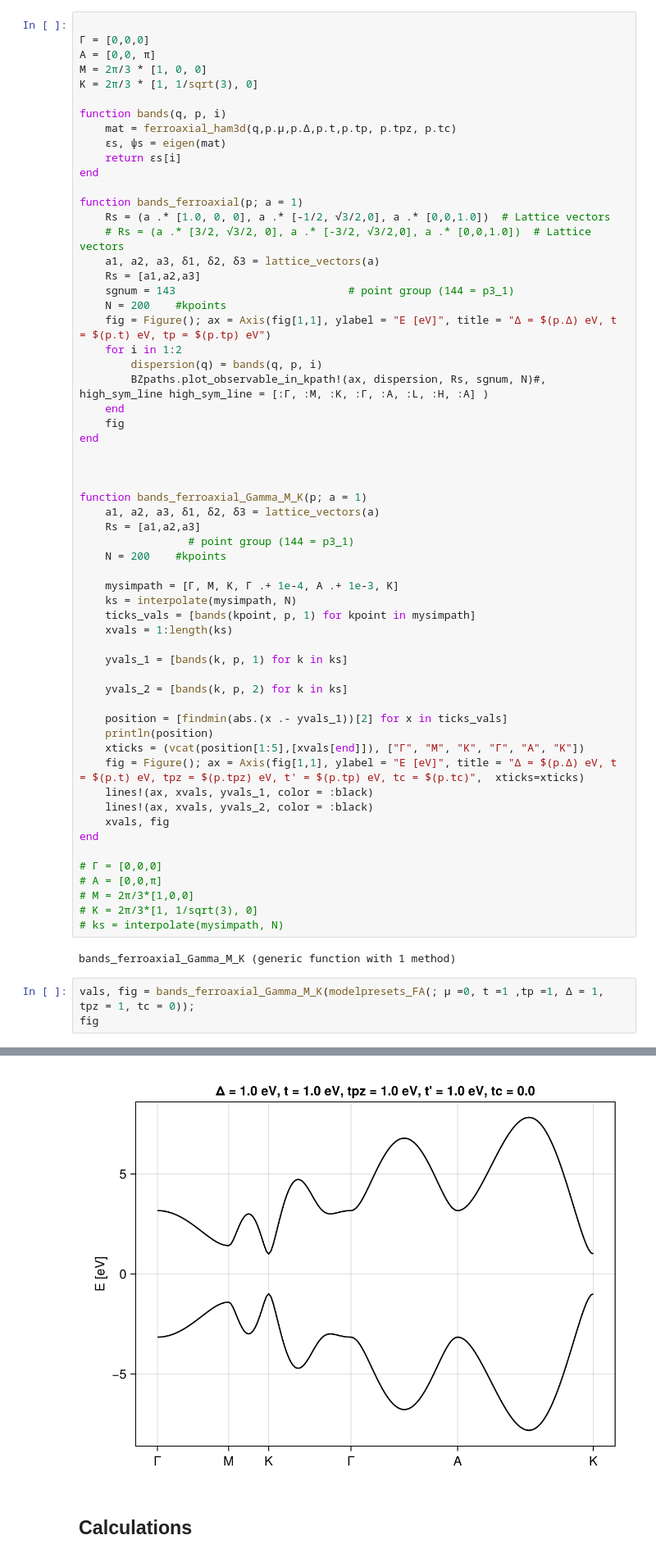
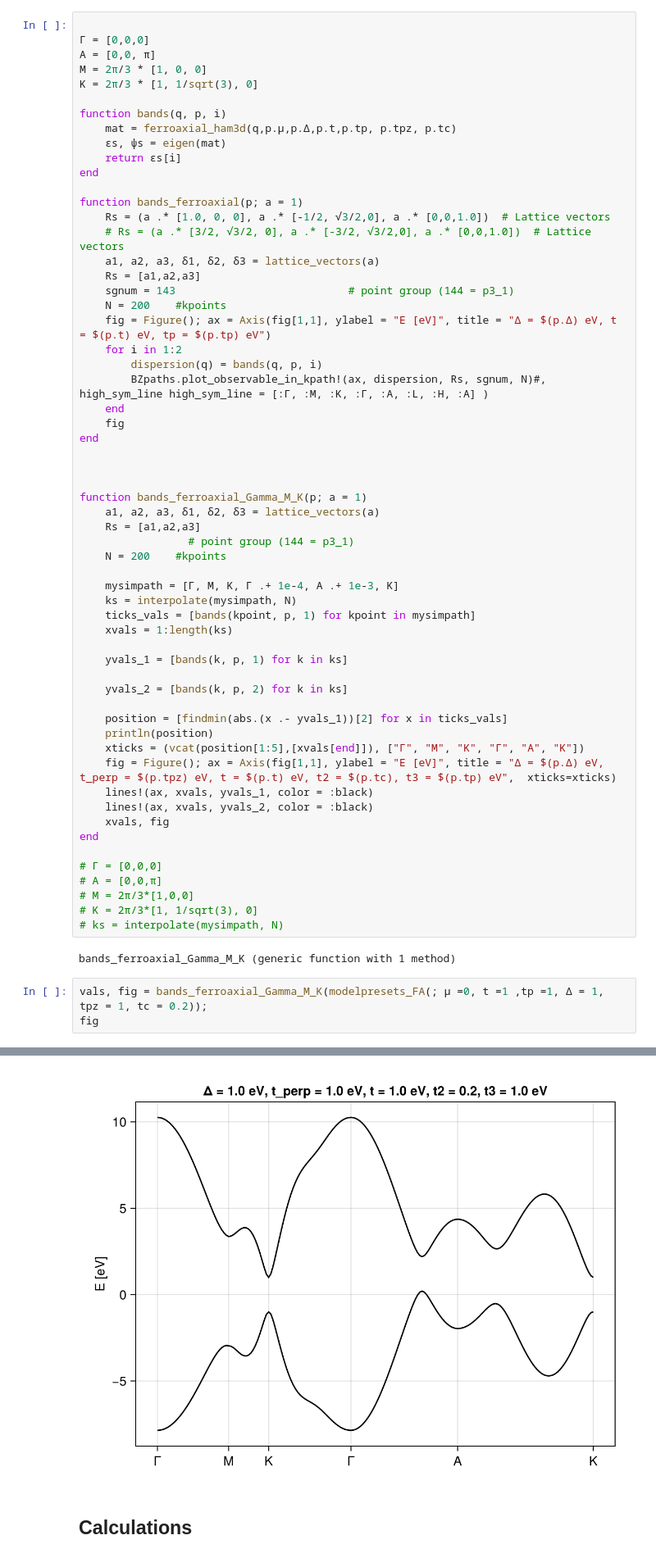
Before and after one commit to fernandopenaranda/Field_Induced_Hall_Effect, a Jupyter notebook: src/Ferroaxial.ipynb, the cells around one changed output, grey strips where cells are left out. Shown at 82% size. Cells and saved outputs as stored; diff of their text form.

Commit message:
new ferroaxial model

```diff
--- a/src/Ferroaxial.ipynb
+++ b/src/Ferroaxial.ipynb
@@ -61,7 +62,7 @@ function bands_ferroaxial_Gamma_M_K(p; a = 1)
     position = [findmin(abs.(x .- yvals_1))[2] for x in ticks_vals]
     println(position)
     xticks = (vcat(position[1:5],[xvals[end]]), ["Γ", "M", "K", "Γ", "A", "K"])
-    fig = Figure(); ax = Axis(fig[1,1], ylabel = "E [eV]", title = "Δ = $(p.Δ) eV, t = $(p.t) eV, tpz = $(p.tpz) eV, t' = $(p.tp) eV, tc = $(p.tc)",  xticks=xticks)
+    fig = Figure(); ax = Axis(fig[1,1], ylabel = "E [eV]", title = "Δ = $(p.Δ) eV, t_perp = $(p.tpz) eV, t = $(p.t) eV, t2 = $(p.tc), t3 = $(p.tp) eV",  xticks=xticks)
     lines!(ax, xvals, yvals_1, color = :black)
     lines!(ax, xvals, yvals_2, color = :black)
     xvals, fig
@@ -75,11 +76,11 @@ end
 # %% [output]
 bands_ferroaxial_Gamma_M_K (generic function with 1 method)
 # %%
-vals, fig = bands_ferroaxial_Gamma_M_K(modelpresets_FA(; μ =0, t =1 ,tp =1, Δ = 1, tpz = 1, tc = 0));
+vals, fig = bands_ferroaxial_Gamma_M_K(modelpresets_FA(; μ =0, t =1 ,tp =1, Δ = 1, tpz = 1, tc = 0.2));
 fig
 # %% [output]
 [1, 33, 51, 88, 136, 51]
-[figure, old version]
+[figure, new version]
 # %% [markdown]
 ## Calculations
 # %%
```
Also changed, not shown: parts of 6 cells of this notebook, 1 other file.
